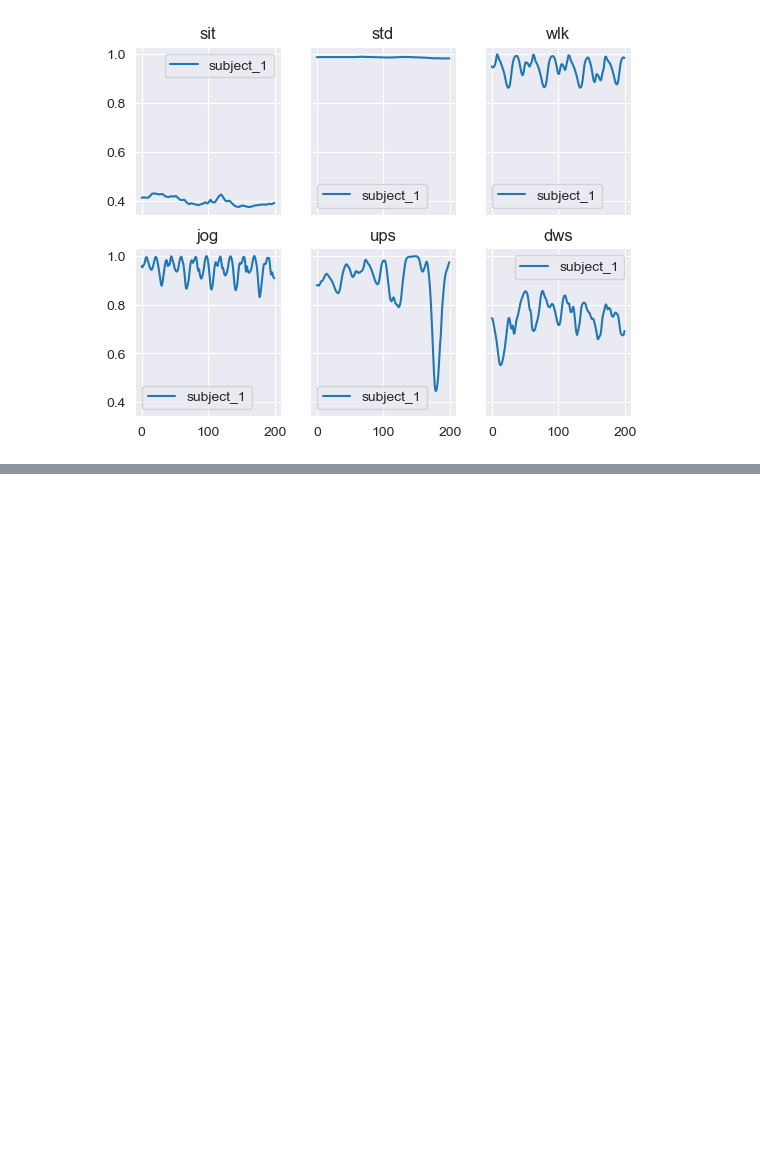
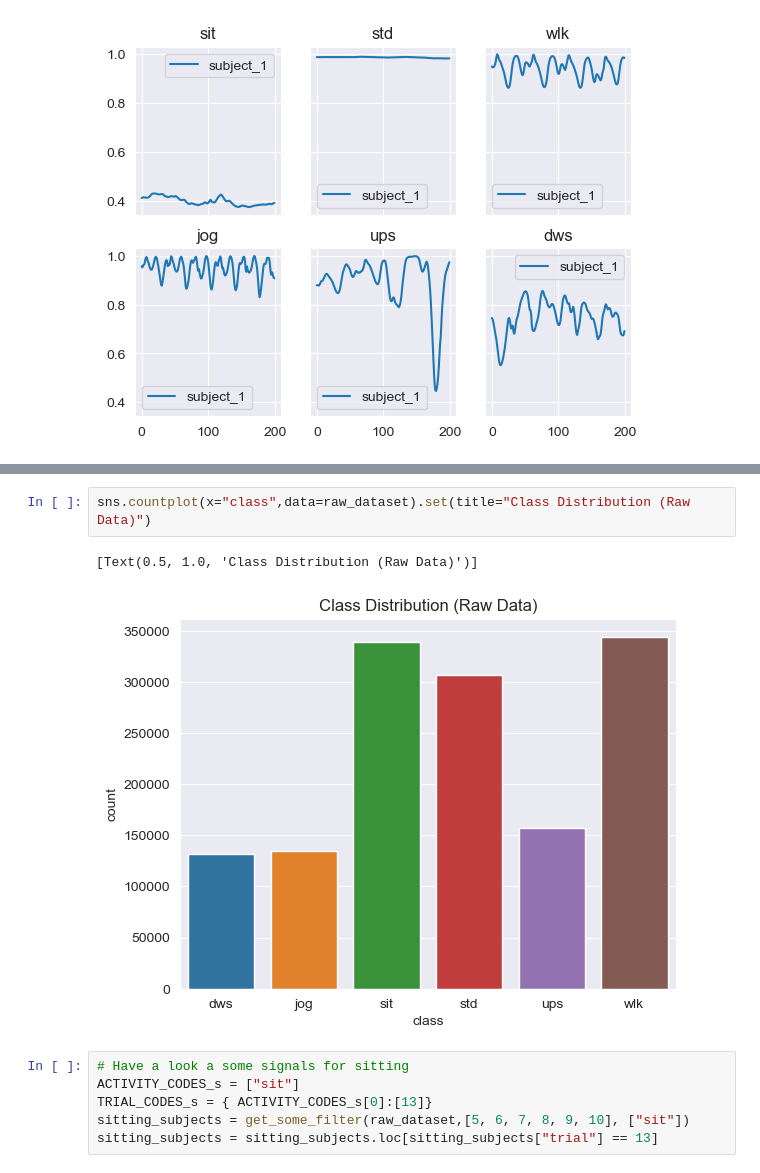
Before and after one commit to Sgazzirro/DataMiningFinale, a Jupyter notebook: LavorettiFinali/preliminary_data_exploration.ipynb, the cells around one changed output, grey strips where cells are left out. Drawn from its saved outputs; the diff is of its cells as text; blank space fills up the shorter version.

Commit message:
data exploration

```diff
--- a/LavorettiFinali/preliminary_data_exploration.ipynb
+++ b/LavorettiFinali/preliminary_data_exploration.ipynb
@@ -33,0 +59,11 @@ have_a_look_at(raw_dataset, ["dws"], ["gravity.y"], ax[1][2], actors=[1])
+# %%
+sns.countplot(x="class",data=raw_dataset).set(title="Class Distribution (Raw Data)")
+# %% [output]
+[Text(0.5, 1.0, 'Class Distribution (Raw Data)')]
+[figure, added]
+# %%
+# Have a look a some signals for sitting
+ACTIVITY_CODES_s = ["sit"]
+TRIAL_CODES_s = { ACTIVITY_CODES_s[0]:[13]}
+sitting_subjects = get_some_filter(raw_dataset,[5, 6, 7, 8, 9, 10], ["sit"])
+sitting_subjects = sitting_subjects.loc[sitting_subjects["trial"] == 13]
```
Also changed, not shown: parts of 8 cells of this notebook.
